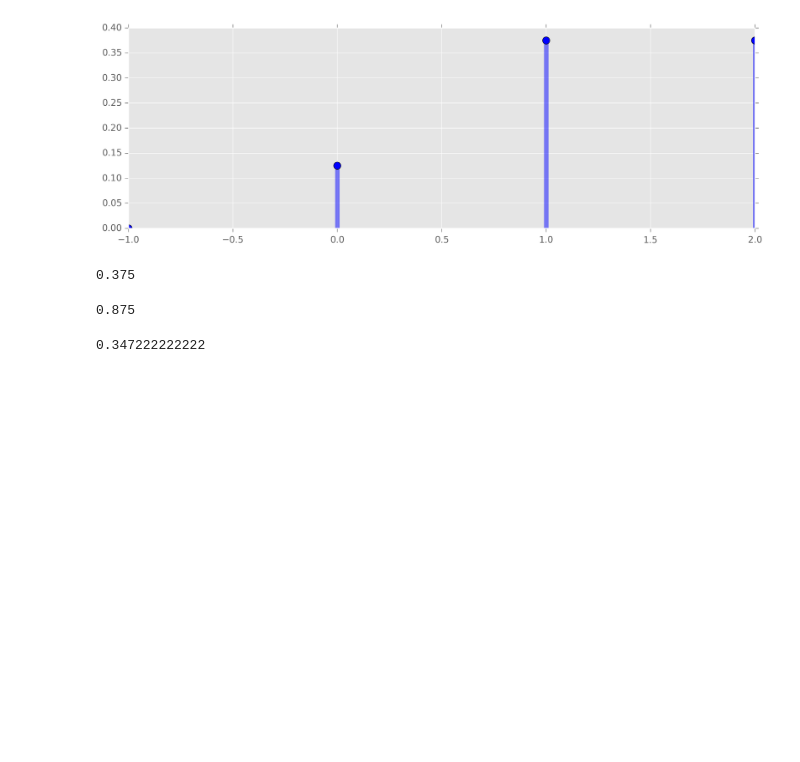
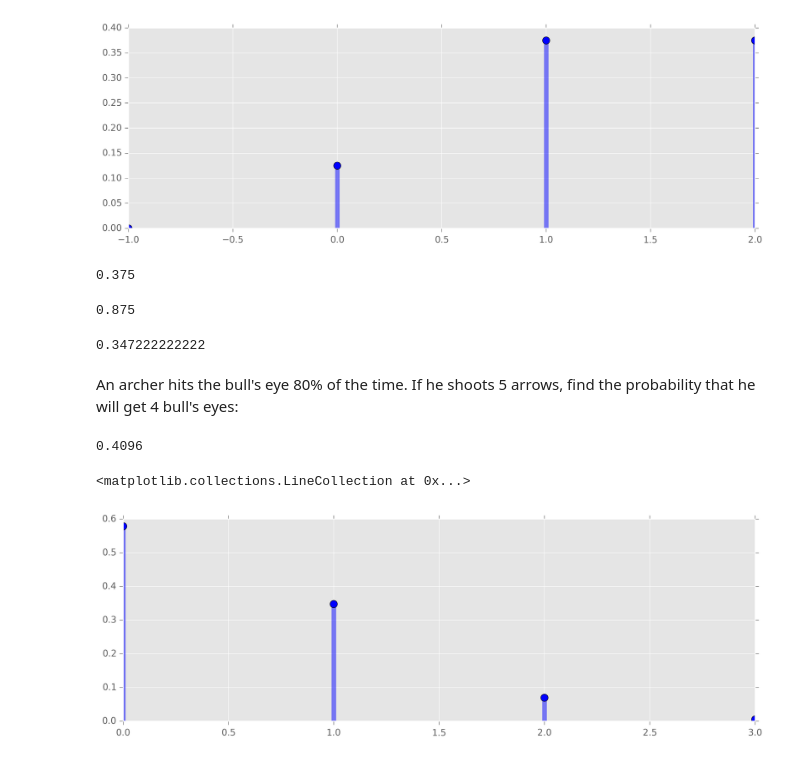
Before and after one commit to doolingdavid/Probabilistic-Programming-and-Bayesian-Methods-for-Hackers, a Jupyter notebook: probdemystified.ipynb, the cells around one changed output. Drawn from its saved outputs; the diff is of its cells as text; code cells hidden in the pictures; blank space fills up the shorter version.

```diff
--- a/probdemystified.ipynb
+++ b/probdemystified.ipynb
@@ -237,3 +237,20 @@ print binom.cdf(2, 3, 1./2)
 print binom.pmf(1, 3, 1./6)
 # %% [output]
 0.347222222222
+# %% [markdown]
+An archer hits the bull's eye 80% of the time. If he shoots 5 arrows, find the probability that he will get 4 bull's eyes:
+# %%
+print binom.pmf(4,5,.8)
+# %% [output]
+0.4096
+# %%
+from scipy.stats import binom
+n, p = 3, 1./6
+#x = np.arange(binom.ppf(0.000, n, p), binom.ppf(1., n, p))
+x = np.arange(0,4)
+fig, ax = plt.subplots(1,1)
+ax.plot(x, binom.pmf(x, n, p), 'bo', ms=8, label='binom pmf')
+ax.vlines(x, 0, binom.pmf(x, n, p), colors='b', lw=5, alpha=0.5)
+# %% [output]
+<matplotlib.collections.LineCollection at 0x...>
+[figure, added]
```
